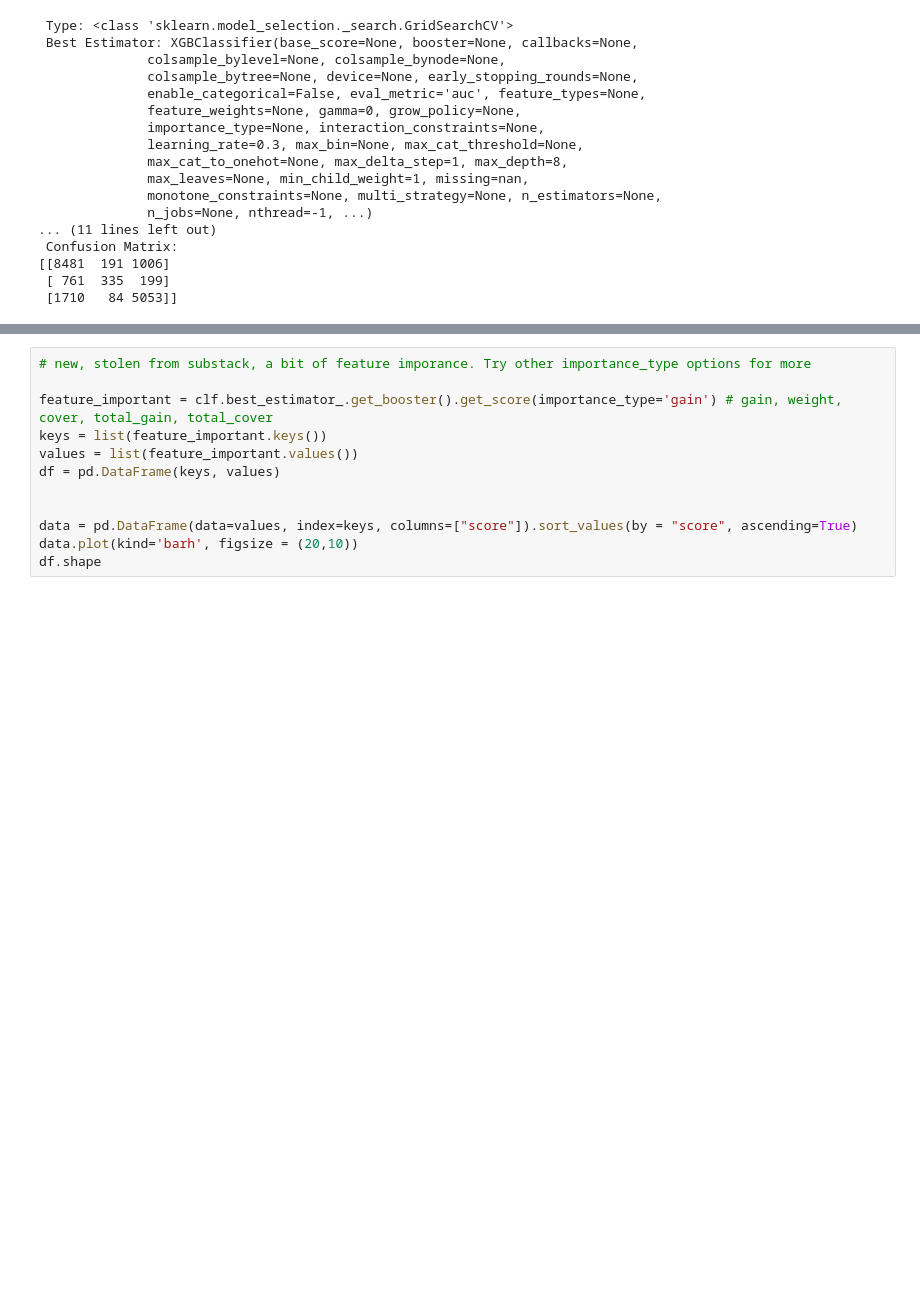
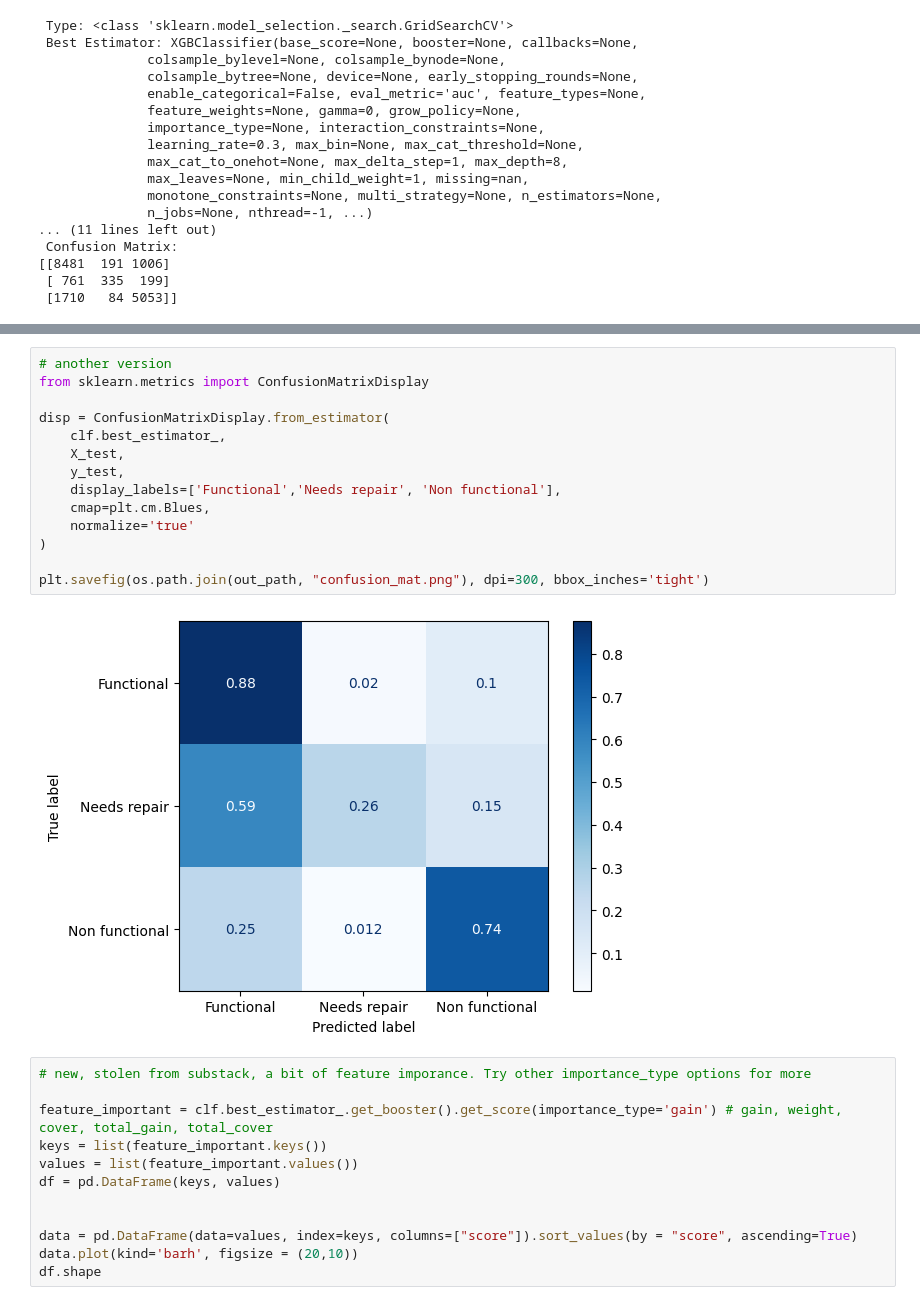
Before and after one commit to jimbodonahue/water_pumps, a Jupyter notebook: notebooks/sprint3_geography.ipynb, the cells around one changed output, grey strips where cells are left out. Drawn from its saved outputs; the diff is of its cells as text; blank space fills up the shorter version.

```diff
--- a/notebooks/sprint3_geography.ipynb
+++ b/notebooks/sprint3_geography.ipynb
@@ -307,6 +307,22 @@ Best Parameters Found:
 {'eval_metric': 'auc', 'gamma': 0, 'learning_rate': 0.3, 'max_delta_step': 1, 'max_depth': 8, 'min_child_weight': 1, 'nthread': -1, 'num_class': 3, 'objective': 'multiclass'}
 [figure]
 <Figure size 640x480 with 0 Axes>
+# %%
+# another version
+from sklearn.metrics import ConfusionMatrixDisplay
+
+disp = ConfusionMatrixDisplay.from_estimator(
+    clf.best_estimator_,
+    X_test,
+    y_test,
+    display_labels=['Functional','Needs repair', 'Non functional'],
+    cmap=plt.cm.Blues,
+    normalize='true'
+)
+
+plt.savefig(os.path.join(out_path, "confusion_mat.png"), dpi=300, bbox_inches='tight')
+# %% [output]
+[figure, added]
 # %%
 # new, stolen from substack, a bit of feature imporance. Try other importance_type options for more
 
```
Also changed, not shown: parts of 10 cells of this notebook, 7 other files.
